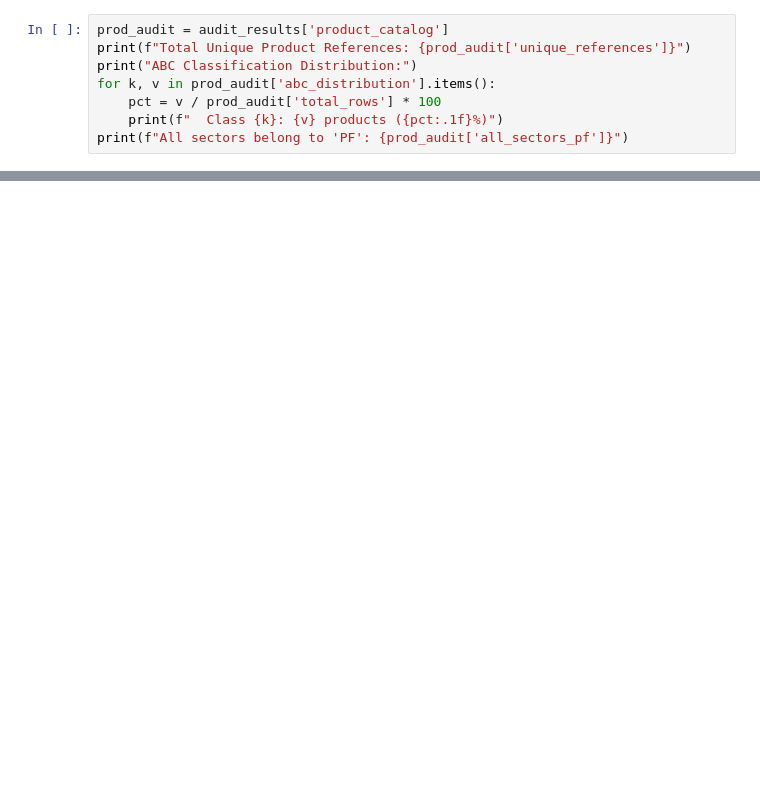
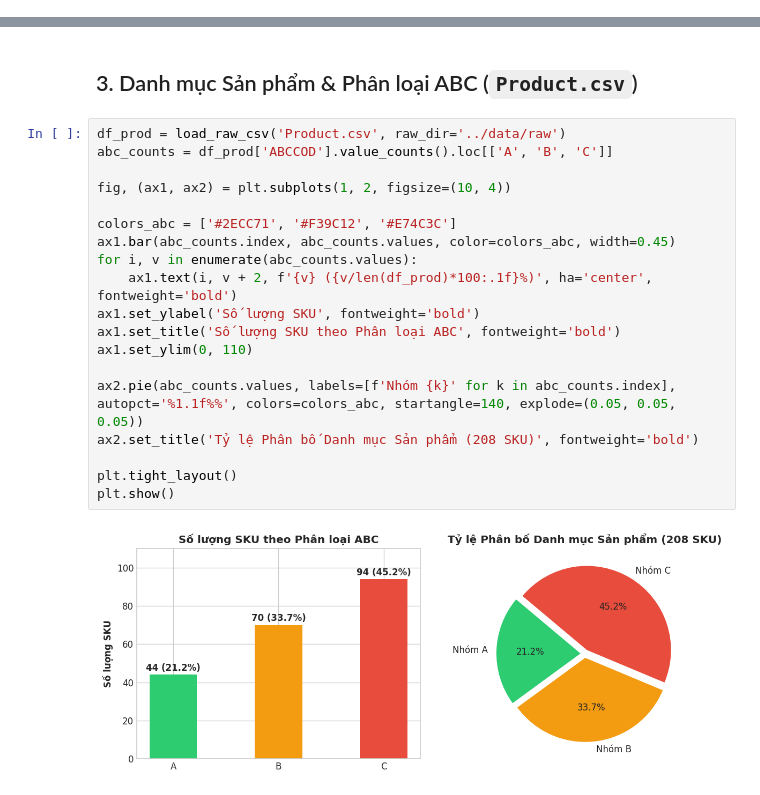
Before and after one commit to baocutewaa/slap-agentic-architecture, a Jupyter notebook: notebooks/01_data_audit.ipynb, the cells around one changed output, grey strips where cells are left out. Drawn from its saved outputs; the diff is of its cells as text; blank space fills up the shorter version.

```diff
--- a/notebooks/01_data_audit.ipynb
+++ b/notebooks/01_data_audit.ipynb
@@ -79,8 +31,0 @@ Duplicate Coordinates Found: 2
-# %%
-prod_audit = audit_results['product_catalog']
-print(f"Total Unique Product References: {prod_audit['unique_references']}")
-print("ABC Classification Distribution:")
-for k, v in prod_audit['abc_distribution'].items():
-    pct = v / prod_audit['total_rows'] * 100
-    print(f"  Class {k}: {v} products ({pct:.1f}%)")
-print(f"All sectors belong to 'PF': {prod_audit['all_sectors_pf']}")
@@ -113,0 +99,23 @@ Comparing the paper reported specifications with our candidate scopes:
+# %% [markdown]
+## 3. Danh mục Sản phẩm & Phân loại ABC (`Product.csv`)
+# %%
+df_prod = load_raw_csv('Product.csv', raw_dir='../data/raw')
+abc_counts = df_prod['ABCCOD'].value_counts().loc[['A', 'B', 'C']]
+
+fig, (ax1, ax2) = plt.subplots(1, 2, figsize=(10, 4))
+
+colors_abc = ['#2ECC71', '#F39C12', '#E74C3C']
+ax1.bar(abc_counts.index, abc_counts.values, color=colors_abc, width=0.45)
+for i, v in enumerate(abc_counts.values):
+    ax1.text(i, v + 2, f'{v} ({v/len(df_prod)*100:.1f}%)', ha='center', fontweight='bold')
+ax1.set_ylabel('Số lượng SKU', fontweight='bold')
+ax1.set_title('Số lượng SKU theo Phân loại ABC', fontweight='bold')
+ax1.set_ylim(0, 110)
+
+ax2.pie(abc_counts.values, labels=[f'Nhóm {k}' for k in abc_counts.index], autopct='%1.1f%%', colors=colors_abc, startangle=140, explode=(0.05, 0.05, 0.05))
+ax2.set_title('Tỷ lệ Phân bố Danh mục Sản phẩm (208 SKU)', fontweight='bold')
+
+plt.tight_layout()
+plt.show()
+# %% [output]
+[figure, added]
```
Also changed, not shown: parts of 25 cells of this notebook, 37 other files.
